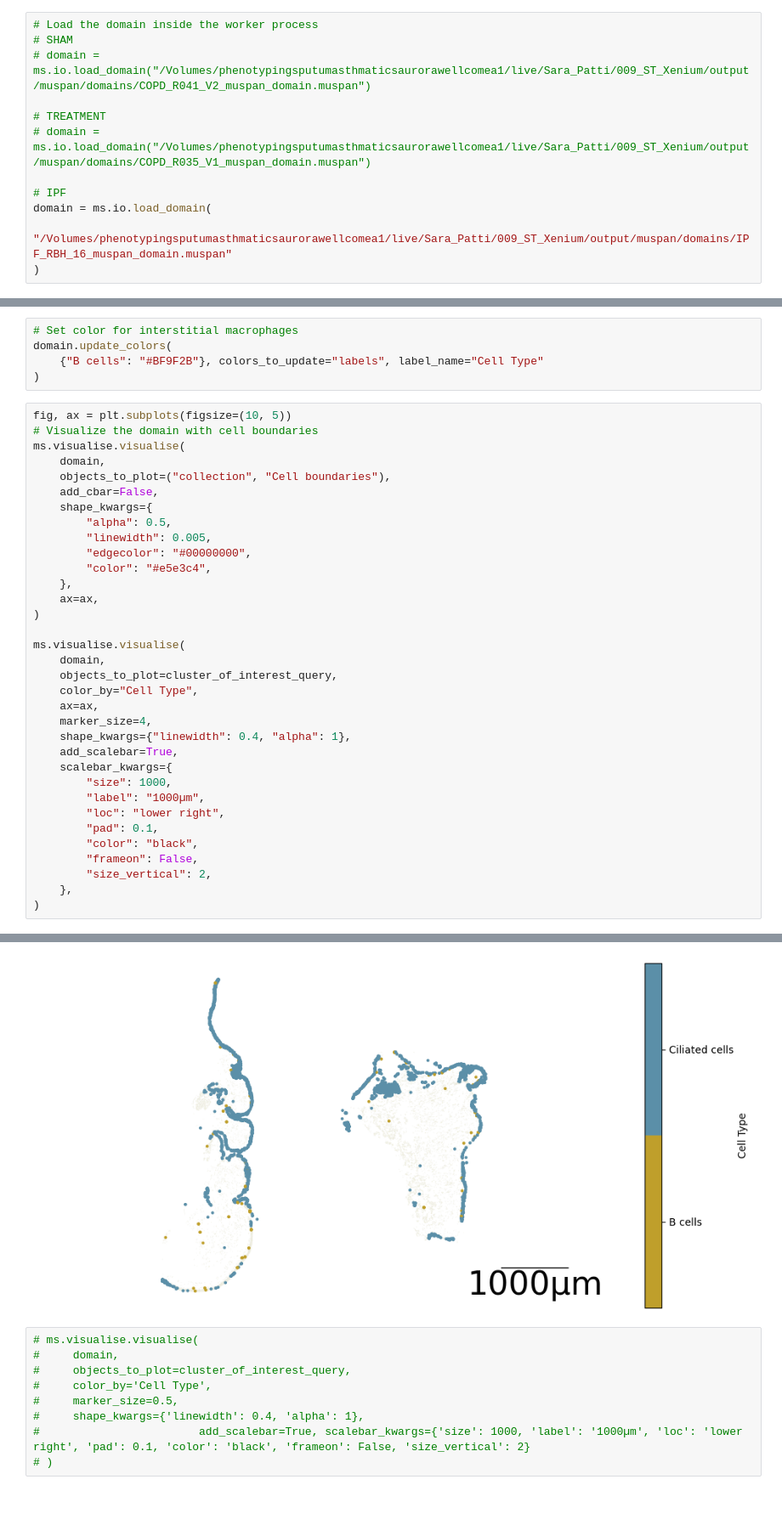
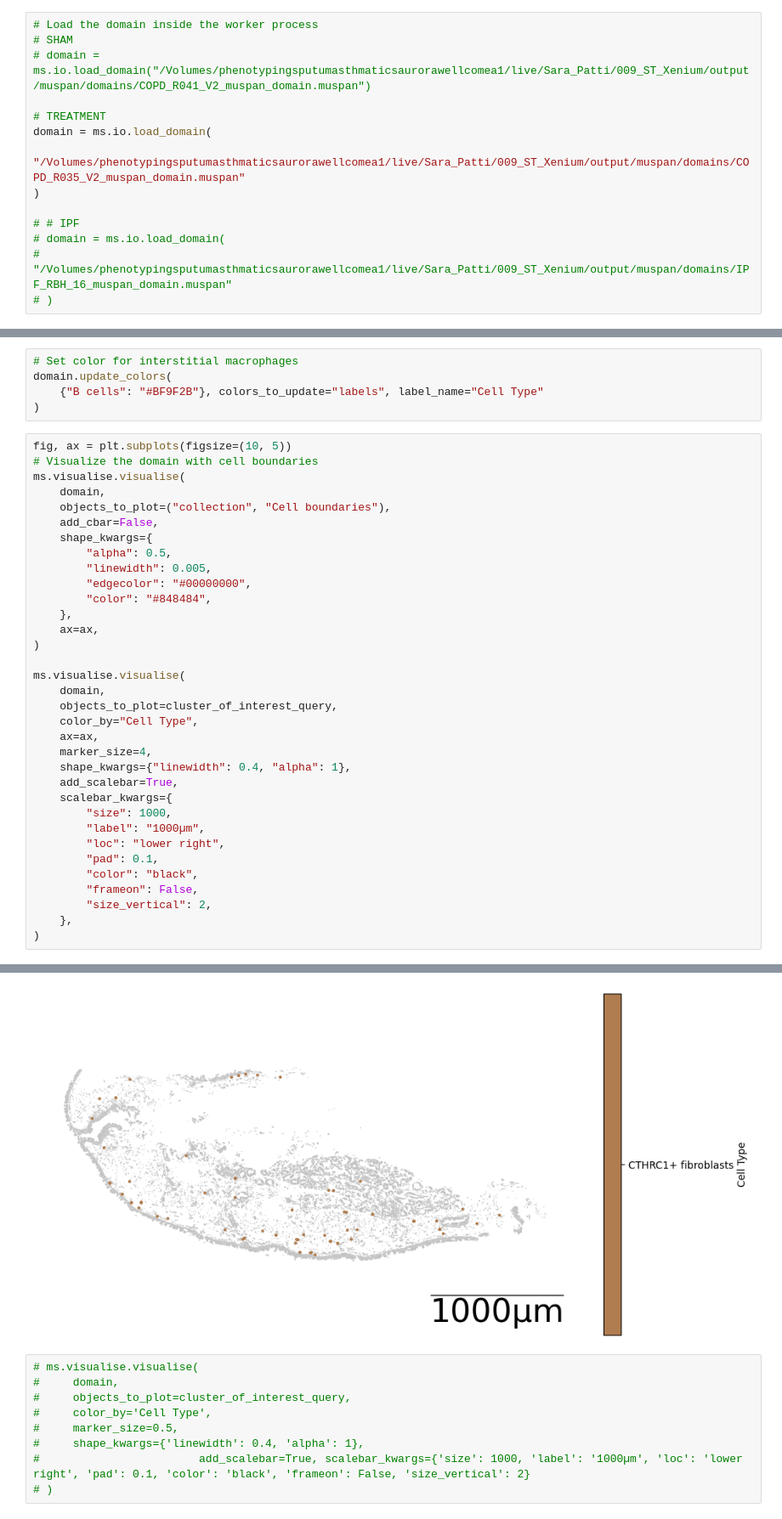
Before and after one commit to spatts14/AirScape_analysis, a Jupyter notebook: notebooks/visualize_muspan.ipynb, the cells around one changed output, grey strips where cells are left out. Shown at 85% size. Drawn from its saved outputs; the diff is of its cells as text.

```diff
--- a/notebooks/visualize_muspan.ipynb
+++ b/notebooks/visualize_muspan.ipynb
@@ -43,11 +61,13 @@ print(inspect.signature(visualise_heatmap))
 # domain = ms.io.load_domain("/Volumes/phenotypingsputumasthmaticsaurorawellcomea1/live/Sara_Patti/009_ST_Xenium/output/muspan/domains/COPD_R041_V2_muspan_domain.muspan")
 
 # TREATMENT
-# domain = ms.io.load_domain("/Volumes/phenotypingsputumasthmaticsaurorawellcomea1/live/Sara_Patti/009_ST_Xenium/output/muspan/domains/COPD_R035_V1_muspan_domain.muspan")
+domain = ms.io.load_domain(
+    "/Volumes/phenotypingsputumasthmaticsaurorawellcomea1/live/Sara_Patti/009_ST_Xenium/output/muspan/domains/COPD_R035_V2_muspan_domain.muspan"
+)
 
-# IPF
-domain = ms.io.load_domain(
-    "/Volumes/phenotypingsputumasthmaticsaurorawellcomea1/live/Sara_Patti/009_ST_Xenium/output/muspan/domains/IPF_RBH_16_muspan_domain.muspan"
-)
+# # IPF
+# domain = ms.io.load_domain(
+#     "/Volumes/phenotypingsputumasthmaticsaurorawellcomea1/live/Sara_Patti/009_ST_Xenium/output/muspan/domains/IPF_RBH_16_muspan_domain.muspan"
+# )
 # %% [output]
 MuSpAn domain loaded successfully. Domain summary:
@@ -182,35 +202,35 @@ ms.visualise.visualise(
     objects_to_plot=("collection", "Cell boundaries"),
     add_cbar=False,
     shape_kwargs={
         "alpha": 0.5,
         "linewidth": 0.005,
         "edgecolor": "#00000000",
-        "color": "#e5e3c4",
+        "color": "#848484",
     },
     ax=ax,
 )
 
 ms.visualise.visualise(
     domain,
     objects_to_plot=cluster_of_interest_query,
     color_by="Cell Type",
     ax=ax,
     marker_size=4,
     shape_kwargs={"linewidth": 0.4, "alpha": 1},
     add_scalebar=True,
     scalebar_kwargs={
         "size": 1000,
         "label": "1000µm",
         "loc": "lower right",
         "pad": 0.1,
         "color": "black",
         "frameon": False,
         "size_vertical": 2,
     },
 )
 # %% [output]
 (<Figure size 1000x500 with 2 Axes>, <Axes: >)
-[figure, old version]
+[figure, new version]
 # %%
 # ms.visualise.visualise(
 #     domain,
```
Also changed, not shown: parts of 4 cells of this notebook, 2 other files.
